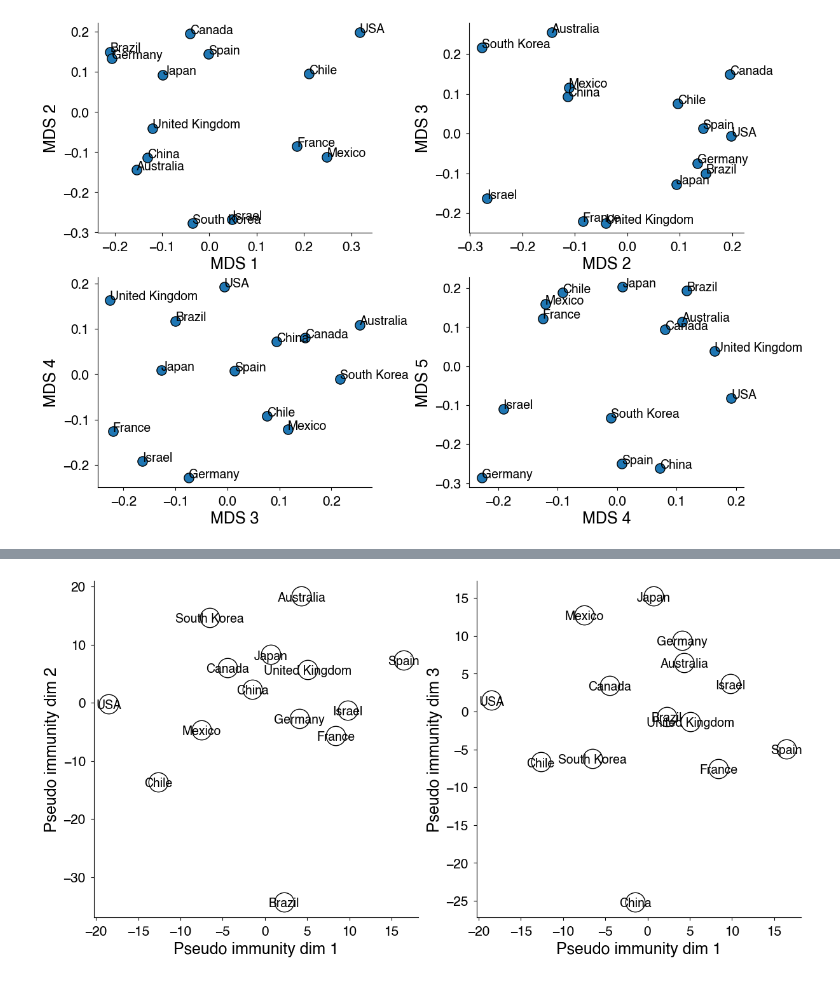
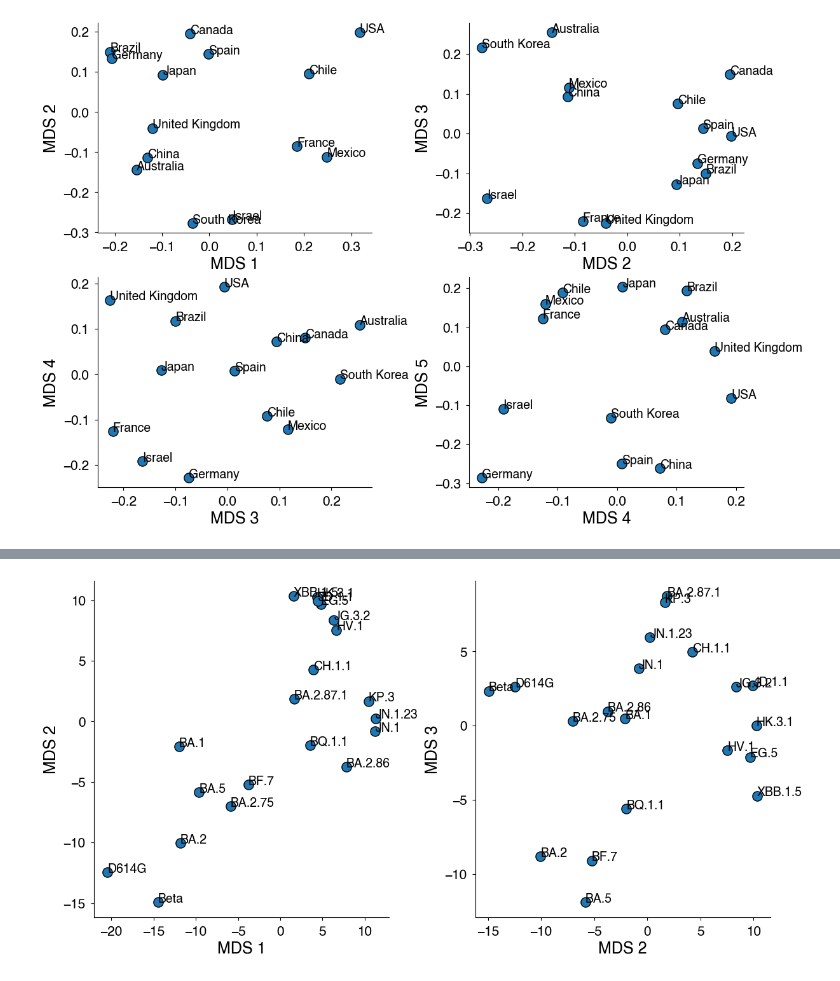
Before and after one commit to blab/relative-fitness-mechanisms, a Jupyter notebook: notebooks/DR-Dev.ipynb, the cells around one changed output, grey strips where cells are left out. Saved outputs shown, nothing was run; the diff lists cells and outputs as text; code cells hidden in the pictures.

Commit message:
Updating latent-immune figure

```diff
--- a/notebooks/DR-Dev.ipynb
+++ b/notebooks/DR-Dev.ipynb
@@ -213,20 +210,0 @@ antigenic_map_melt = antigenic_map.melt(["id", "group"], var_name="strain", valu
-# %%
-fig = plt.figure(figsize=(12., 6.), constrained_layout=True)
-spec = fig.add_gridspec(ncols=2, nrows=1)
-
-def plot_mds_dims(ax, X_transformed, dim1, dim2):
-        ax.scatter(X_transformed[:, dim1], X_transformed[:, dim2], ec="k", s=120)
-        ax.set_xlabel(f"MDS {dim1+1}")
-        ax.set_ylabel(f"MDS {dim2+1}")
-        # Annotate
-        for i, txt in enumerate(X_cols):
-            ax.annotate(txt, (X_transformed[i, dim1], X_transformed[i, dim2]), size=14, weight="bold")
-        return None
-
-mds = MDS(n_components=3, normalized_stress="auto", random_state=12)
-X_transformed = mds.fit_transform(np.log2(X.values.T))
-
-ax = fig.add_subplot(spec[0])
-plot_mds_dims(ax, X_transformed, 0, 1 )
-ax = fig.add_subplot(spec[1])
-plot_mds_dims(ax, X_transformed, 1, 2)
@@ -700,30 +210,0 @@ fig.savefig("../manuscript/figures/" + "latent_immune.png")
-# %%
-# Embed by location
-phi = posterior.samples["phi"][0, :, :-1, :] # Remove other
-phi_scaled = (phi - phi.mean(axis=0)) / np.std(phi, axis=0)
-phi_scaled = jnp.reshape(phi_scaled, (-1, len(posterior.data.names)) )
-phi_transformed = mds.fit_transform(phi_scaled.T)
-
-def _plot_mds_location(ax, dim_1, dim_2):
-    ax.scatter(phi_transformed[:,dim_1], phi_transformed[:,dim_2],
-                   ec="k",
-                   color="white",
-                   s=480)
-    ax.set_xlabel(f"Pseudo immunity dim {dim_1+1}")
-    ax.set_ylabel(f"Pseudo immunity dim {dim_2+1}")
-
-    # Add names to locations
-    for i, txt in enumerate(posterior.data.names):
-        ax.annotate(txt, (phi_transformed[i,dim_1], phi_transformed[i,dim_2]), rotation=0, size=14, weight="bold", ha='center', va="center_baseline")
-    return None
-
-fig = plt.figure(figsize=(12., 6.), constrained_layout=True)
-spec = fig.add_gridspec(ncols=2, nrows=1)
-
-ax = fig.add_subplot(spec[0])
-_plot_mds_location(ax, 0, 1)
-
-ax = fig.add_subplot(spec[1])
-_plot_mds_location(ax, 0, 2)
-# %% [output]
-[figure, removed]
@@ -729,0 +228,22 @@ _plot_mds_location(ax, 0, 2)
+# %%
+fig = plt.figure(figsize=(12., 6.), constrained_layout=True)
+spec = fig.add_gridspec(ncols=2, nrows=1)
+
+def plot_mds_dims(ax, X_transformed, dim1, dim2):
+        ax.scatter(X_transformed[:, dim1], X_transformed[:, dim2], ec="k", s=120)
+        ax.set_xlabel(f"MDS {dim1+1}")
+        ax.set_ylabel(f"MDS {dim2+1}")
+        # Annotate
+        for i, txt in enumerate(X.columns):
+            ax.annotate(txt, (X_transformed[i, dim1], X_transformed[i, dim2]), size=14, weight="bold")
+        return None
+
+mds = MDS(n_components=3, normalized_stress="auto", random_state=12)
+X_transformed = mds.fit_transform(np.log2(X.values.T))
+
+ax = fig.add_subplot(spec[0])
+plot_mds_dims(ax, X_transformed, 0, 1 )
+ax = fig.add_subplot(spec[1])
+plot_mds_dims(ax, X_transformed, 1, 2)
+# %% [output]
+[figure, added]
```
Also changed, not shown: parts of 21 cells of this notebook, 1 other file.
